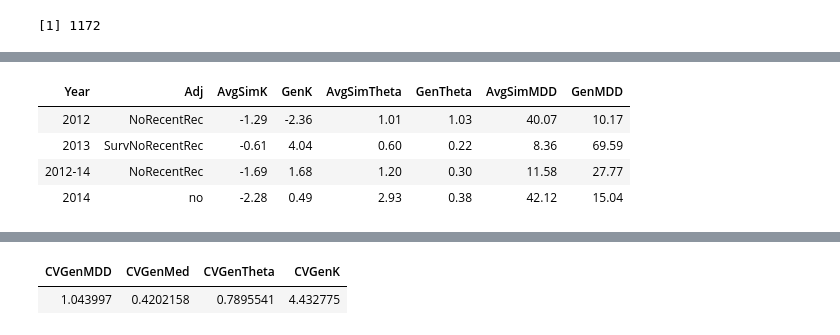
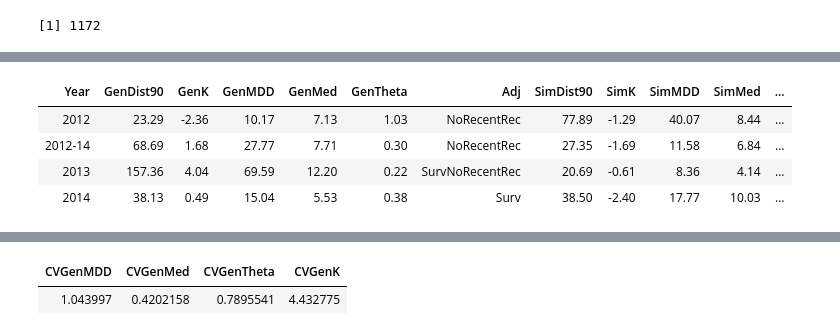
Before and after one commit to pinskylab/CamotesROMS, a Jupyter notebook: notebooks/process_ROMS_kernels.ipynb, the cells around one changed output, grey strips where cells are left out. Drawn from its saved outputs; the diff is of its cells as text; code cells hidden in the pictures.

```diff
--- a/notebooks/process_ROMS_kernels.ipynb
+++ b/notebooks/process_ROMS_kernels.ipynb
@@ -303,19 +235,34 @@ SimPlusGenFits %>%
-# %%
-
-#what about just looking at theta?
-SimPlusGenFits %>%
-    mutate(ThetaDiffGenVSim=abs(GenTheta-AvgSimTheta)) %>%
-    group_by(Year) %>%
-    arrange(ThetaDiffGenVSim) %>%
-    filter(ThetaDiffGenVSim==min(ThetaDiffGenVSim)) %>%
-    select(Year, Adj, AvgSimK, GenK, AvgSimTheta, GenTheta, AvgSimMDD, GenMDD)
-#SimPlusGenFits %>%
-#    mutate(ThetaDiffGenVSim=abs(GenTheta-AvgSimTheta)) %>%
-#    group_by(Year) %>%
-#    arrange(ThetaDiffGenVSim)
-# %% [output]
-| Year | Adj | AvgSimK | GenK | AvgSimTheta | GenTheta | AvgSimMDD | GenMDD |
-| 2012 | NoRecentRec | -1.29 | -2.36 | 1.01 | 1.03 | 40.07 | 10.17 |
-| 2013 | SurvNoRecentRec | -0.61 | 4.04 | 0.60 | 0.22 | 8.36 | 69.59 |
-| 2012-14 | NoRecentRec | -1.69 | 1.68 | 1.20 | 0.30 | 11.58 | 27.77 |
-| 2014 | no | -2.28 | 0.49 | 2.93 | 0.38 | 42.12 | 15.04 |
+# %%
+#make the sim summary table wide format, then join with the wide kernels and make columns with the differences between average simulation parameters and genetic results
+
+CompareFits <- left_join((kernels2 %>%
+               spread(metric, value) %>%
+               select(-Adj, -DataType, -Stat) %>%
+                rename(GenK="k", GenTheta="theta", GenMDD="mdd", GenMed="med", GenDist90="dist90")) ,
+
+          (SimSummary %>%
+               spread(metric, value) %>%
+               filter(DataType=="Sim" & Stat== "Mean" ) %>%
+               select(-DataType, -Stat) %>%
+               rename(SimK="k", SimTheta="theta", SimMDD="mdd", SimMed="med", SimDist90="dist90")),
+              by="Year")
+
+CompareFits %>%
+        mutate(MDDDiffGenVSim=abs(GenMDD-SimMDD)) %>%
+        group_by(Year) %>%
+        arrange(Year, MDDDiffGenVSim) %>%
+        filter(MDDDiffGenVSim==min(MDDDiffGenVSim))
+
+CompareFits <- CompareFits %>%
+        mutate(MDDDiffGenVSim=abs(GenMDD-SimMDD)) %>%
+        mutate(ThetaDiffGenVSim=abs(GenTheta-SimTheta)) %>%
+        group_by(Year) %>%
+        arrange(Year, ThetaDiffGenVSim) #%>%
+        #filter(ThetaDiffGenVSim==min(ThetaDiffGenVSim))
+#write.csv(CompareFits, file="~/oceanography/script_output/KernelFits/SimPlusGenKernelFitComparisonTable.csv", row.names=F)
+# %% [output]
+| Year | GenDist90 | GenK | GenMDD | GenMed | GenTheta | Adj | SimDist90 | SimK | SimMDD | SimMed | ... |
+| 2012 | 23.29 | -2.36 | 10.17 | 7.13 | 1.03 | NoRecentRec | 77.89 | -1.29 | 40.07 | 8.44 | ... |
+| 2012-14 | 68.69 | 1.68 | 27.77 | 7.71 | 0.30 | NoRecentRec | 27.35 | -1.69 | 11.58 | 6.84 | ... |
+| 2013 | 157.36 | 4.04 | 69.59 | 12.20 | 0.22 | SurvNoRecentRec | 20.69 | -0.61 | 8.36 | 4.14 | ... |
+| 2014 | 38.13 | 0.49 | 15.04 | 5.53 | 0.38 | Surv | 38.50 | -2.40 | 17.77 | 10.03 | ... |
```
Also changed, not shown: parts of 23 cells of this notebook, 32 other files.
